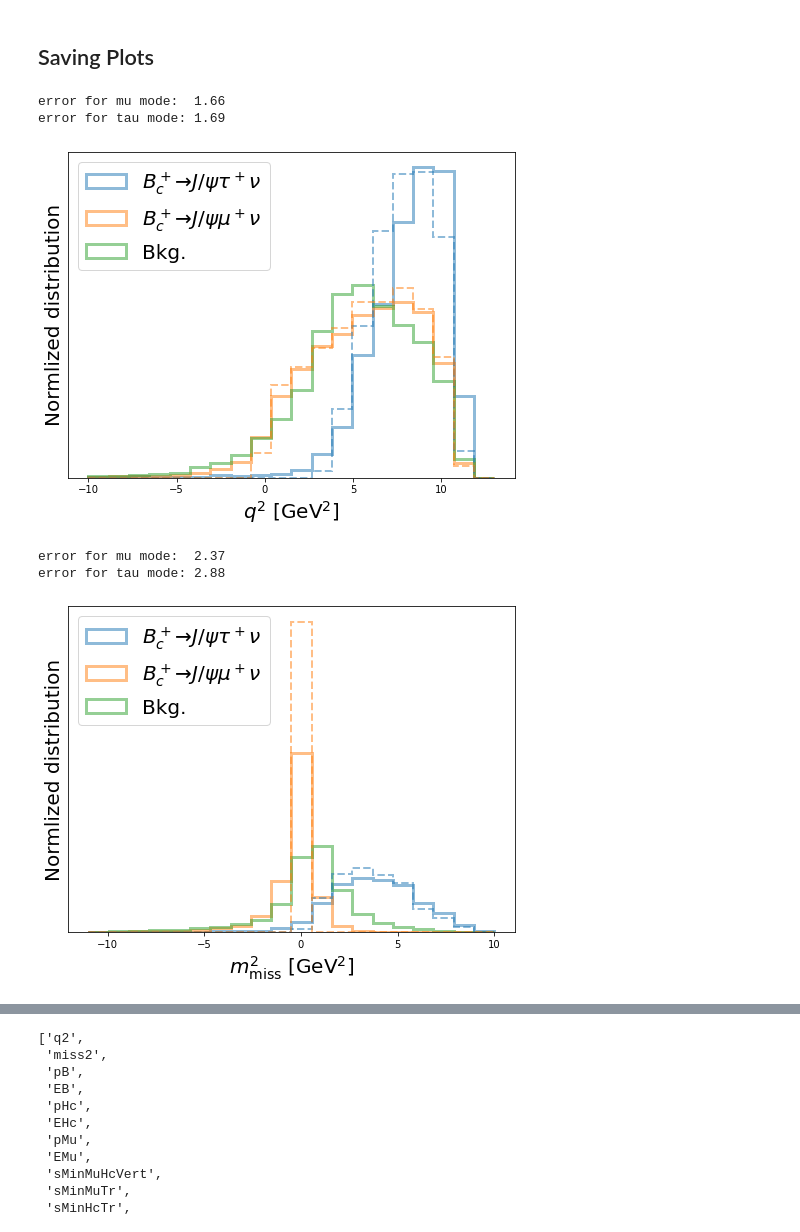
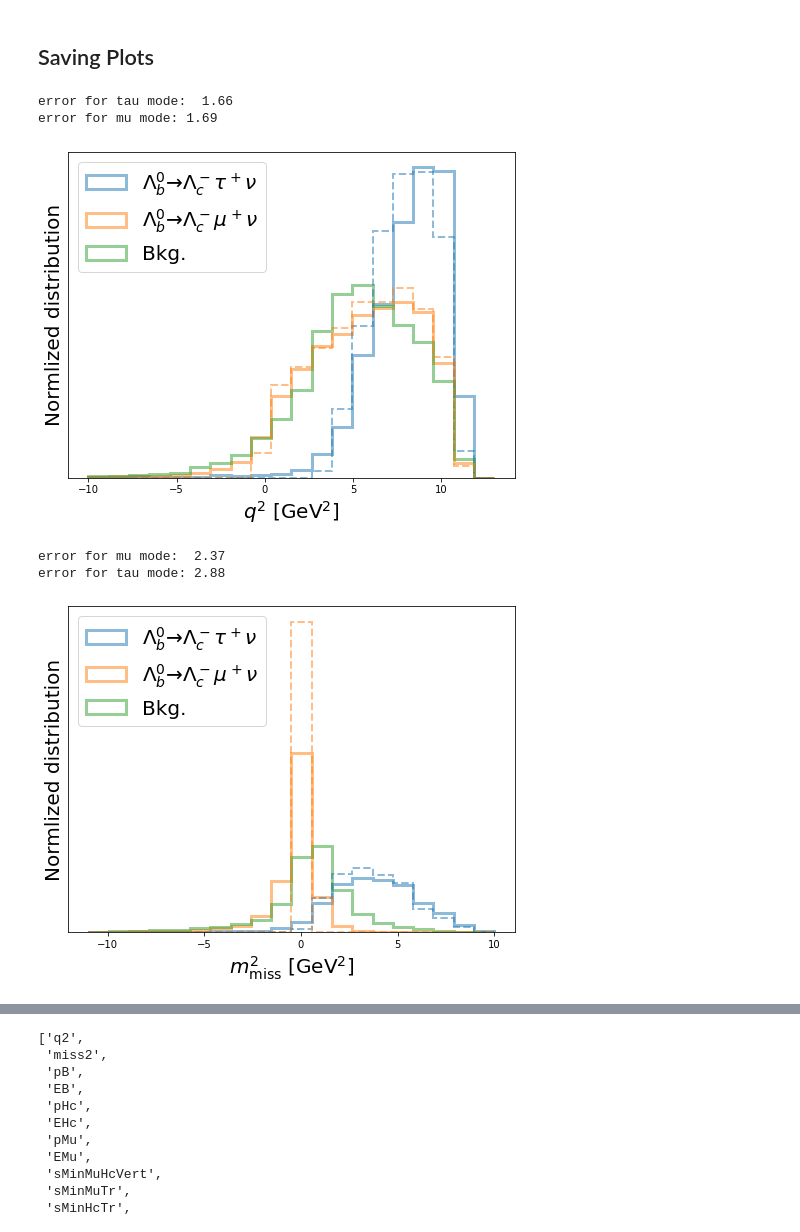
Before and after one commit to ansonkwokth/LFUV_Z-pole, a Jupyter notebook: RLambdac/BDTCut.ipynb, the cells around one changed output, grey strips where cells are left out. Drawn from its saved outputs; the diff is of its cells as text; code cells hidden in the pictures.

```diff
--- a/RLambdac/BDTCut.ipynb
+++ b/RLambdac/BDTCut.ipynb
@@ -232,20 +232,20 @@ plt.plot(q2_tau, dGtau)
 epsilon_pimu = 1/100
 
 # 10noise
-modes_dt = {0: {'mode': './features/LambdacTauNu_10Noise.root', 'yields': 9.65e5},
-            1: {'mode': './features/LambdacMuNu_10Noise.root', 'yields': 1.95e7},
-            2: {'mode': './features/RLambdacInclusive_10Noise.root', 'yields': 6.33e5},
-            3: {'mode': './features/RLambdacCombCascade_10Noise.root', 'yields': 2.37e5},
-            4: {'mode': './features/RLambdacMisID_10Noise.root', 'yields': epsilon_pimu*1.63e7}
-           }
+# modes_dt = {0: {'mode': './features/LambdacTauNu_10Noise.root', 'yields': 2.41e6},
+#             1: {'mode': './features/LambdacMuNu_10Noise.root', 'yields': 2.88e7},
+#             2: {'mode': './features/RLambdacInclusive_10Noise.root', 'yields': 6.33e5},
+#             3: {'mode': './features/RLambdacCombCascade_10Noise.root', 'yields': 2.37e5},
+#             4: {'mode': './features/RLambdacMisID_10Noise.root', 'yields': epsilon_pimu*1.63e7}
+#            }
 
 # 20noise
-# modes_dt = {0: {'mode': './features/LambdacTauNu_20Noise.root', 'yields': 9.58e5},
-#             1: {'mode': './features/LambdacMuNu_20Noise.root', 'yields': 1.91e7},
-#             2: {'mode': './features/RLambdacInclusive_20Noise.root', 'yields': 6.32e5},
-#             3: {'mode': './features/RLambdacCombCascade_20Noise.root', 'yields': 2.43e5},
-#             4: {'mode': './features/RLambdacMisID_20Noise.root', 'yields': epsilon_pimu*1.65e7}
-#            }
+modes_dt = {0: {'mode': './features/LambdacTauNu_20Noise.root', 'yields': 2.39e6},
+            1: {'mode': './features/LambdacMuNu_20Noise.root', 'yields': 4.76e7},
+            2: {'mode': './features/RLambdacInclusive_20Noise.root', 'yields': 6.32e5},
+            3: {'mode': './features/RLambdacCombCascade_20Noise.root', 'yields': 2.43e5},
+            4: {'mode': './features/RLambdacMisID_20Noise.root', 'yields': epsilon_pimu*1.65e7}
+           }
 # %%
 def load_train_test(modes_dt, size=0.5):
     np.random.seed(9)
@@ -805,50 +808,50 @@ f = plt.figure(figsize=(8,6))
 ax1 = plt.subplot(111)
 range_=[-10,13]
 
-ax1.hist(df_plot[(df_plot.target==0)]['q2'], weights=df_plot[df_plot.target==0]['reweight'], bins=20, range=range_, density=True, histtype='step', lw=3, label=r'$B_c^+\to J/\psi \tau^+\nu$', alpha=0.5, color='C0');
-ax1.hist(df_plot[(df_plot.target==1)]['q2'], weights=df_plot[df_plot.target==1]['reweight'], bins=20, range=range_, density=True, histtype='step', lw=3, label=r'$B_c^+\to J/\psi \mu^+\nu$', alpha=0.5, color='C1');
+ax1.hist(df_plot[(df_plot.target==0)]['q2'], weights=df_plot[df_plot.target==0]['reweight'], bins=20, range=range_, density=True, histtype='step', lw=3, label=r'$\Lambda_b^0 \to \Lambda_c^- \tau^+\nu$', alpha=0.5, color='C0');
+ax1.hist(df_plot[(df_plot.target==1)]['q2'], weights=df_plot[df_plot.target==1]['reweight'], bins=20, range=range_, density=True, histtype='step', lw=3, label=r'$\Lambda_b^0 \to \Lambda_c^-  \mu^+\nu$', alpha=0.5, color='C1');
 ax1.hist(df_plot[(df_plot.target!=0)&(df_plot.target!=1)]['q2'], weights=df_plot[(df_plot.target!=0)&(df_plot.target!=1)]['reweight'], bins=20, range=range_, density=True, histtype='step', lw=3, label=r'Bkg.', alpha=0.5, color='C2');
 
 ax1.legend(loc=2, fontsize=20)
 ax1.hist(df_plot[(df_plot.target==0)]['q2True'], weights=df_plot[df_plot.target==0]['reweight'], bins=20, range=range_, density=True, histtype='step', lw=2, label=r'$\Lambda_b^0\to \Lambda_c^- \tau^+\nu$', alpha=0.5, color='C0', linestyle='--');
 ax1.hist(df_plot[(df_plot.target==1)]['q2True'], weights=df_plot[df_plot.target==1]['reweight'], bins=20, range=range_, density=True, histtype='step', lw=2, label=r'$\Lambda_b^0\to \Lambda_c^- \mu^+\nu$', alpha=0.5, color='C1', linestyle='--');
 
 ax1.set_ylabel('Normlized distribution', fontsize=20)
 ax1.set_xlabel(r'$q^2$ [GeV$^2$]', fontsize=20)
 ax1.set_yticks([])
 
-# f.savefig('./figures/Jpsisq2')
-# f.savefig('./figures/Jpsiq2_20noise')
+f.savefig('./figures/Lambdabq2')
+# f.savefig('./figures/Lambdabq2_20noise')
 
 
 X_mea0 = df_plot[(df_plot.target==0)]['q2']
 X_mea1 = df_plot[(df_plot.target==1)]['q2']
 X_tru0 = df_plot[(df_plot.target==0)]['q2True']
 X_tru1 = df_plot[(df_plot.target==1)]['q2True']
 
 X0 = X_mea0 - X_tru0
 X1 = X_mea1 - X_tru1
 
 W0 = df_plot[(df_plot.target==0)]['reweight']
 W1 = df_plot[(df_plot.target==1)]['reweight']
 
 X_Wmean0 = sum(X0 * W0) / sum(W0)
 X_Wmean1 = sum(X1 * W1) / sum(W1)
 
-print("error for mu mode:  {:.2f}".format((sum((X0 - X_Wmean0)**2 * W0) / (sum(W0)*(len(W0)-1)/len(W0)))**0.5))
-print("error for tau mode: {:.2f}".format((sum((X1 - X_Wmean1)**2 * W1) / (sum(W1)*(len(W1)-1)/len(W1)))**0.5))
+print("error for tau mode:  {:.2f}".format((sum((X0 - X_Wmean0)**2 * W0) / (sum(W0)*(len(W0)-1)/len(W0)))**0.5))
+print("error for mu mode: {:.2f}".format((sum((X1 - X_Wmean1)**2 * W1) / (sum(W1)*(len(W1)-1)/len(W1)))**0.5))
 # %% [output]
-error for mu mode:  1.66
-error for tau mode: 1.69
+error for tau mode:  1.66
+error for mu mode: 1.69
-[figure, old version]
+[figure, new version]
 # %%
 f = plt.figure(figsize=(8,6))
 ax1 = plt.subplot(111)
 range_=[-11,10]
 
 
-ax1.hist(df_plot[(df_plot.target==0)]['miss2'], weights=df_plot[df_plot.target==0]['reweight'], bins=20, range=range_, density=True, histtype='step', lw=3, label=r'$B_c^+\to J/\psi \tau^+\nu$', alpha=0.5, color='C0');
-ax1.hist(df_plot[(df_plot.target==1)]['miss2'], weights=df_plot[df_plot.target==1]['reweight'], bins=20, range=range_, density=True, histtype='step', lw=3, label=r'$B_c^+\to J/\psi \mu^+\nu$', alpha=0.5, color='C1');
+ax1.hist(df_plot[(df_plot.target==0)]['miss2'], weights=df_plot[df_plot.target==0]['reweight'], bins=20, range=range_, density=True, histtype='step', lw=3, label=r'$\Lambda_b^0 \to \Lambda_c^-  \tau^+\nu$', alpha=0.5, color='C0');
+ax1.hist(df_plot[(df_plot.target==1)]['miss2'], weights=df_plot[df_plot.target==1]['reweight'], bins=20, range=range_, density=True, histtype='step', lw=3, label=r'$\Lambda_b^0 \to \Lambda_c^-  \mu^+\nu$', alpha=0.5, color='C1');
 ax1.hist(df_plot[(df_plot.target!=0)&(df_plot.target!=1)]['miss2'], weights=df_plot[(df_plot.target!=0)&(df_plot.target!=1)]['reweight'], bins=20, range=range_, density=True, histtype='step', lw=3, label=r'Bkg.', alpha=0.5, color='C2');
 
 ax1.legend(loc=2, fontsize=20)
@@ -859,8 +862,8 @@ ax1.set_ylabel('Normlized distribution', fontsize=20)
 ax1.set_xlabel(r'$m_{\rm miss}^2$ [GeV$^2$]', fontsize=20)
 ax1.set_yticks([])
 
-# f.savefig('./figures/Jpsismiss2')
-# f.savefig('./figures/Jpsimiss2_20noise')
+f.savefig('./figures/Lambdabmiss2')
+# f.savefig('./figures/Lambdabmiss2_20noise')
 
 
 X_mea0 = df_plot[(df_plot.target==0)]['miss2']
@@ -882,7 +885,7 @@ print("error for tau mode: {:.2f}".format((sum((X1 - X_Wmean1)**2 * W1) / (sum(W
 # %% [output]
 error for mu mode:  2.37
 error for tau mode: 2.88
-[figure, old version]
+[figure, new version]
 # %%
 f = plt.figure(figsize=(8,6))
 ax1 = plt.subplot(111)
```
Also changed, not shown: parts of 13 cells of this notebook, 1 other file.
